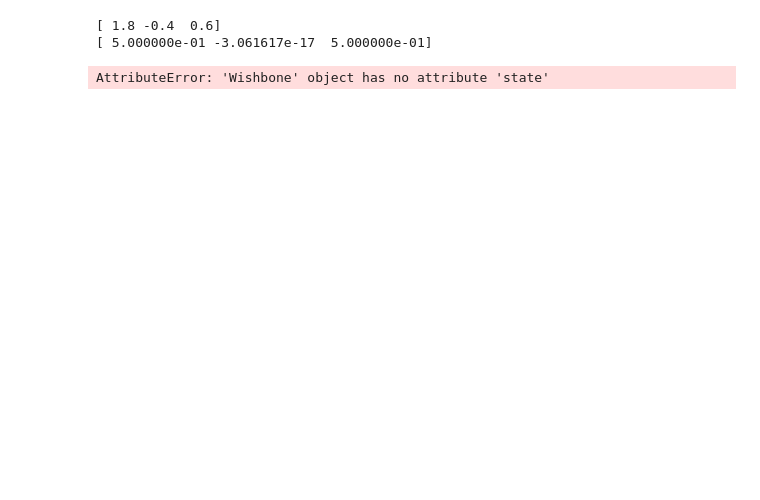
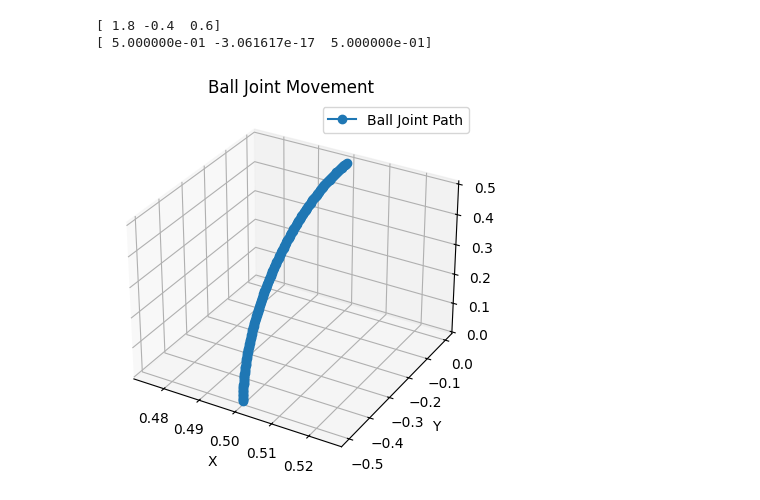
Before and after one commit to Bfoke/Death-Missile, a Jupyter notebook: Kinematics/SingleCorner.ipynb, the cells around one changed output. Drawn from its saved outputs; the diff is of its cells as text; code cells hidden in the pictures; blank space fills up the shorter version.

```diff
--- a/Kinematics/SingleCorner.ipynb
+++ b/Kinematics/SingleCorner.ipynb
@@ -56,8 +61,25 @@ steps = int(max_angle / dtheta)
 balljoint_pos = np.zeros((steps, 3))
 
 for i in range(steps):
-    balljoint_pos[i] = test_wishbone.state()
+    balljoint_pos[i] = test_wishbone.balljoint_pos()
     test_wishbone.rotation(dtheta)
     theta_total += dtheta
-# %% [output]
-AttributeError: 'Wishbone' object has no attribute 'state'
+# %%
+fig = plt.figure()
+ax = fig.add_subplot(111, projection='3d')
+
+# Unpack x, y, z from balljoint_pos
+x = balljoint_pos[:, 0]
+y = balljoint_pos[:, 1]
+z = balljoint_pos[:, 2]
+
+# Plot the points
+ax.plot3D(x, y, z, 'o-', label='Ball Joint Path')  # 'o-' for points connected with lines
+ax.set_xlabel('X')
+ax.set_ylabel('Y')
+ax.set_zlabel('Z')
+ax.set_title('Ball Joint Movement')
+ax.legend()
+plt.show()
+# %% [output]
+[figure, added]
```
Also changed, not shown: parts of 1 cell of this notebook, 1 other file.
